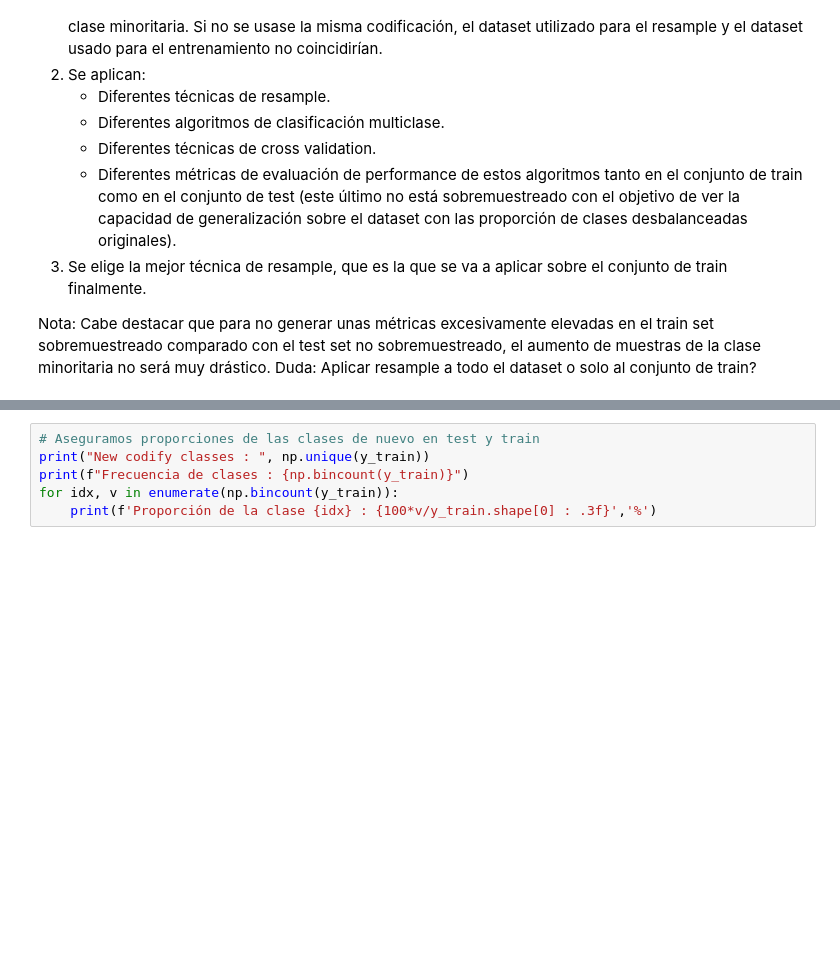
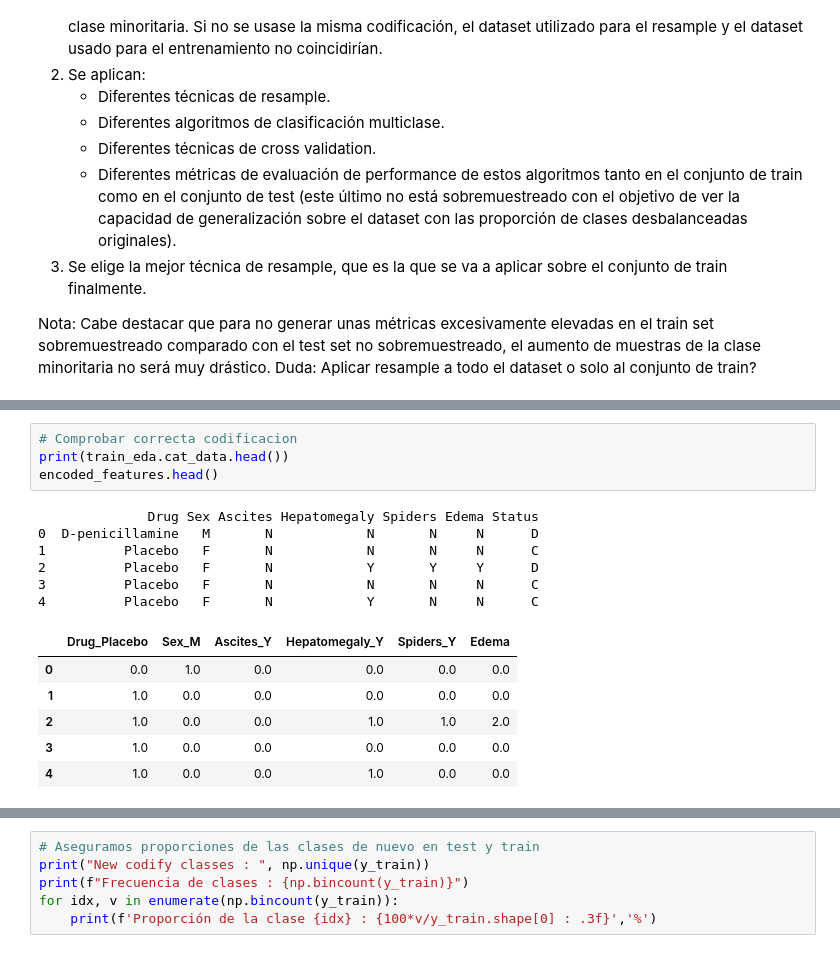
Before and after one commit to kokeitor/Multi-ClassPredictionCirrhosis, a Jupyter notebook: main.ipynb, the cells around one changed output, grey strips where cells are left out. Cells and saved outputs as stored; diff of their text form; blank space fills up the shorter version.

Commit message:
codificacion

```diff
--- a/main.ipynb
+++ b/main.ipynb
@@ -208,0 +217,17 @@ TypeError: LabelEncoder.fit_transform() takes 2 positional arguments but 3 were
+# %%
+# Comprobar correcta codificacion
+print(train_eda.cat_data.head())
+encoded_features.head()
+# %% [output]
+              Drug Sex Ascites Hepatomegaly Spiders Edema Status
+0  D-penicillamine   M       N            N       N     N      D
+1          Placebo   F       N            N       N     N      C
+2          Placebo   F       N            Y       Y     Y      D
+3          Placebo   F       N            N       N     N      C
+4          Placebo   F       N            Y       N     N      C
+|  | Drug_Placebo | Sex_M | Ascites_Y | Hepatomegaly_Y | Spiders_Y | Edema |
+| 0 | 0.0 | 1.0 | 0.0 | 0.0 | 0.0 | 0.0 |
+| 1 | 1.0 | 0.0 | 0.0 | 0.0 | 0.0 | 0.0 |
+| 2 | 1.0 | 0.0 | 0.0 | 1.0 | 1.0 | 2.0 |
+| 3 | 1.0 | 0.0 | 0.0 | 0.0 | 0.0 | 0.0 |
+| 4 | 1.0 | 0.0 | 0.0 | 1.0 | 0.0 | 0.0 |
```
Also changed, not shown: parts of 13 cells of this notebook.
